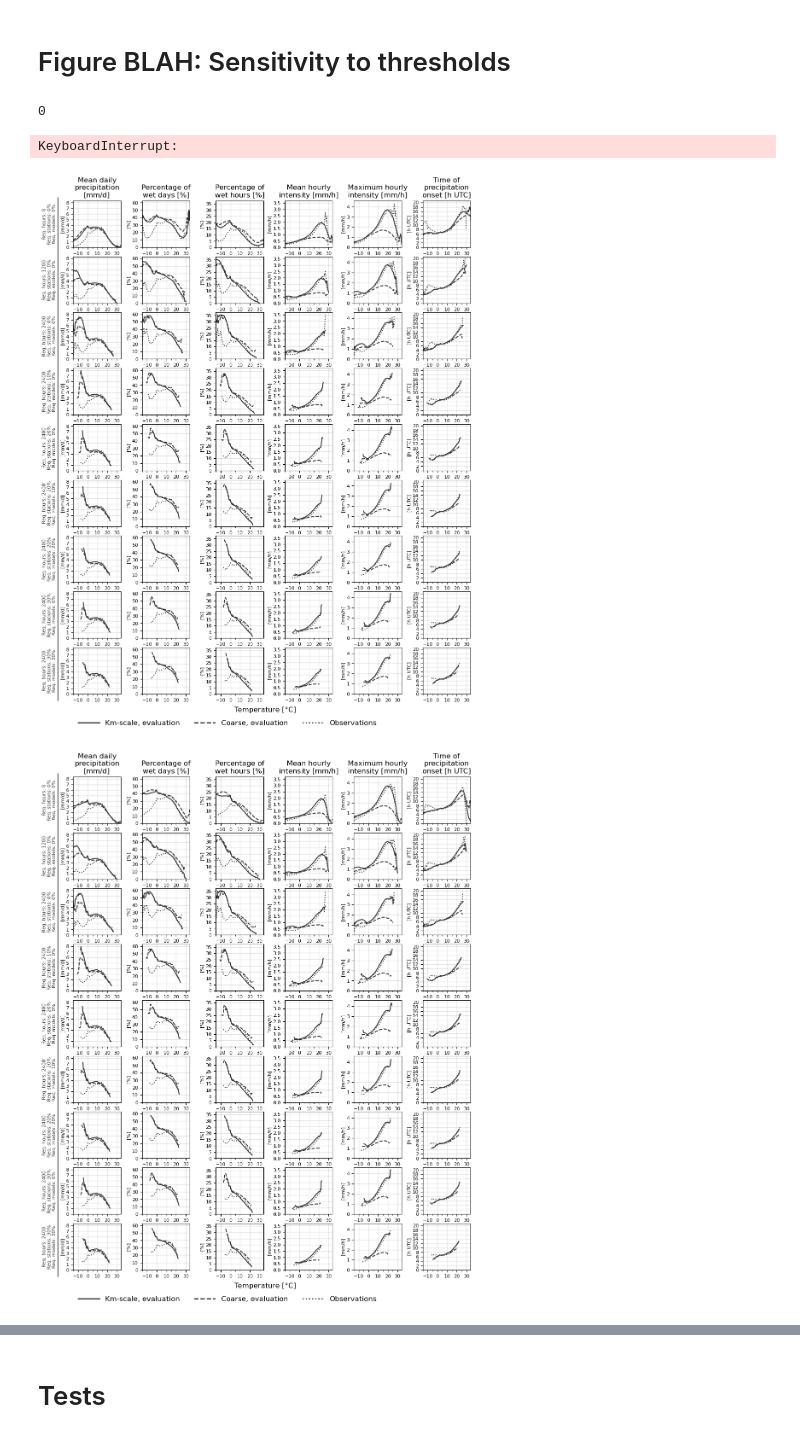
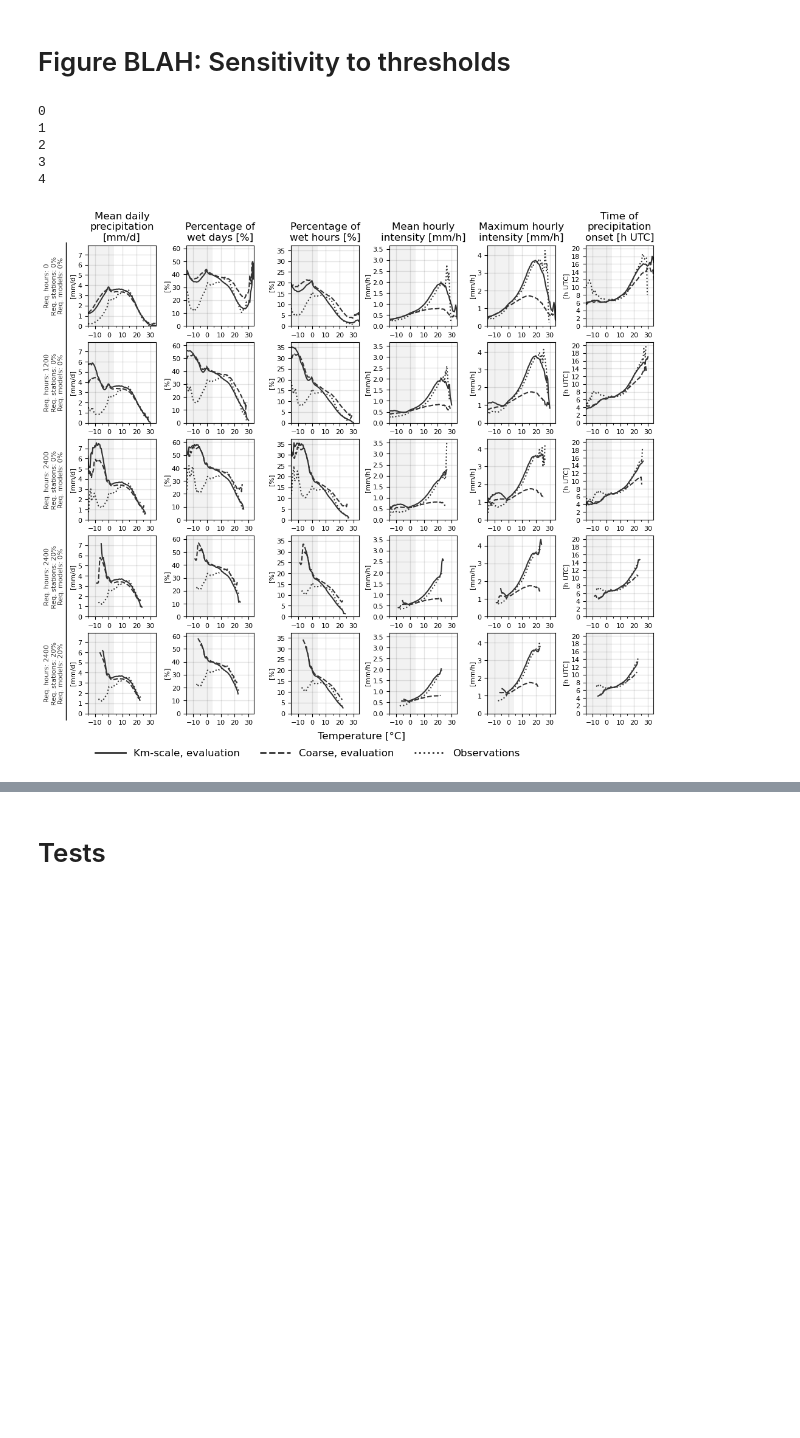
Before and after one commit to amedvedova/hourly_precipitation_biases, a Jupyter notebook: plot_data_review.ipynb, the cells around one changed output, grey strips where cells are left out. Saved outputs shown, nothing was run; the diff lists cells and outputs as text; code cells hidden in the pictures; blank space fills up the shorter version.

Commit message:
move plotting functions to separate file, make dewpoint temperature plots

```diff
--- a/plot_data_review.ipynb
+++ b/plot_data_review.ipynb
@@ -1341,26 +1167,4 @@ if savefigs:
 # Figure 3: CC Scaling
 # %% [markdown]
 ## Functions
-# %%
-def add_CC_lines(ax, t_bins, CC_alpha=alpha_grid, lw=1):
-    """
-    Add thin lines to guide the eye to each subplot: at 7%/K and 14%/K increase.
-
-    Args:
-        ax (mpl.axes.Axes): axis to plot the lines on.
-        t_bins (xr.DataArray): Temperature bins, used as the x-axis coordinate
-        CC_alpha (float, optional): Transparency of the lines. Defaults to 0.5.
-        lw (float, optional): Linewidth of the lines. Defaults to 0.5.
-    """
-    # CC scaling axes: add 7% and 14% increase lines
-    x0 = t_bins[0]
-    x1 = t_bins[-1]
-
-    for y in [0.25, 0.5, 1, 2, 4, 8]:
-        ax.plot([x0, x1], [y, y*1.07**(x1-x0)], color='k', ls=(5, (10, 3)), lw=lw, alpha=CC_alpha)
-    # only add 14% increase lines if this is True, don't plot otherwise
-    for y in [0.125, 0.25, 0.5, 1, 2, 4]:
-        ax.plot([x0, x1], [y, y*1.14**(x1-x0)], color='k', ls='-.', lw=lw, alpha=CC_alpha)
-
-    return
 # %%
@@ -2105,9 +1908,16 @@ if savefigs:
 # %%
 # create dictionaries with different fractional requirements
 # Load all data into a dictionary: apply requirements
-req_counts    = [0,    1200, 2400, 2400, 2400, 2400, 2400, 2400, 2400]
-frac_stations = [0.0,  0.0,  0.0,  0.1,  0.2,  0.2,  0.2,  0.3,  0.3 ]
-frac_models   = [0.0,  0.0,  0.0,  0.0,  0.0,  0.1,  0.2,  0.0,  0.3 ]
+
+# Original, more detailed sensitivity ananlysis
+# req_counts    = [0,    1200, 2400, 2400, 2400, 2400, 2400, 2400, 2400]
+# frac_stations = [0.0,  0.0,  0.0,  0.1,  0.2,  0.2,  0.2,  0.3,  0.3 ]
+# frac_models   = [0.0,  0.0,  0.0,  0.0,  0.0,  0.1,  0.2,  0.0,  0.3 ]
+
+# Reduced sensitivity analysis
+req_counts    = [0,    1200, 2400, 2400, 2400]
+frac_stations = [0.0,  0.0,  0.0,  0.2,  0.2]
+frac_models   = [0.0,  0.0,  0.0,  0.0,  0.2]
 
 # this will be a dict of dicts for the various requirement combinations
 dict_fractions = {}
@@ -2164,4 +1974,7 @@ for dict_num, (req_count, frac_station, frac_model) in enumerate(zip(req_counts,
     dict_fractions_weighted[dict_str] = dictionary_one_frac_weighted
 # %% [output]
 0
+1
+2
+3
+4
-KeyboardInterrupt:
@@ -2168,5 +2030,5 @@ KeyboardInterrupt:
 # %%
-for dict_frac in [dict_fractions, dict_fractions_weighted]:
+for dict_frac in [dict_fractions, dict_fractions_weighted][:1]:
     rows = len(dict_frac)
     # use gridspec to add whitespace (narrow, empty axis) between the daily and the hourly subplots
     # second gap bigger: empty space between the daily and the hourly subplots
@@ -2175,7 +2037,7 @@ for dict_frac in [dict_fractions, dict_fractions_weighted]:
     gs = mpl.gridspec.GridSpec(rows, 11, width_ratios=width_ratios, wspace=0)
 
     # initiate figure without axes
-    fig = plt.figure(figsize=[12, 15])
+    fig = plt.figure(figsize=[12, 10])
 
     # create a placeholder array to hold the axes that will be added to the figure according to the gridspec
     axes = np.empty((rows, 6),  dtype=object)
@@ -2224,34 +2086,33 @@ for dict_frac in [dict_fractions, dict_fractions_weighted]:
         for ax in axes[:, ax_idx]:
             # add units to each y-axis
             ax.set_ylabel(unit, labelpad=labelpad)
             # determine major y-ticks for every subplot
             ax.yaxis.set_major_locator(mpl.ticker.MultipleLocator(base=tick))
 
-    fig.supxlabel("Temperature [°C]", y=0.08)
+    fig.supxlabel("Temperature [°C]", y=0.065)
 
     # add text to the first column
     for ax, req_count, frac_station, frac_model in zip(axes[:, 0], req_counts, frac_stations, frac_models):
 
         # determine text for the y-axis
         text = f'Req. hours: {req_count}\nReq. stations: {100*frac_station:.0f}%\nReq. models: {100*frac_model:.0f}%'
         ax.text(-0.5, 0.5, text, rotation=90, transform=ax.transAxes, va='center', ha='center', fontsize=fontsize_small, c=c1_eval)
 
     # add vertical line in the left side of the plot
     x = 0.095
     fig.add_artist(plt.Line2D([x, x], [0.1, 0.885], transform=fig.transFigure,
                     color='k', linestyle='-', linewidth=1))
 
     # legend
     axes[-1, 0].legend(
         handles=handles_all_datasets[:3],
-        bbox_to_anchor=[0, -0.45],
+        bbox_to_anchor=[0, -0.35],
         borderpad=0.2,
         ncol=3,
         handlelength=3,
         frameon=False,
         loc="upper left");
 
     plt.show()
 # %% [output]
-[figure, old version]
+[figure, new version]
-[figure, removed]
```
Also changed, not shown: parts of 23 cells of this notebook, 3 other files.
